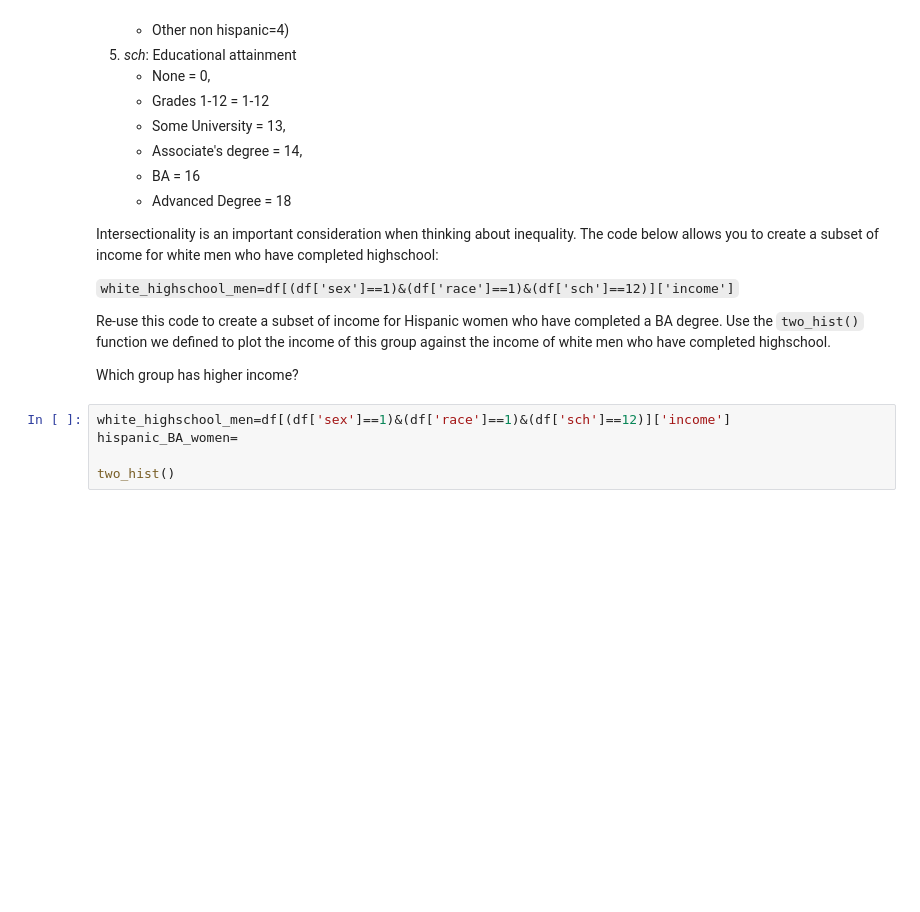
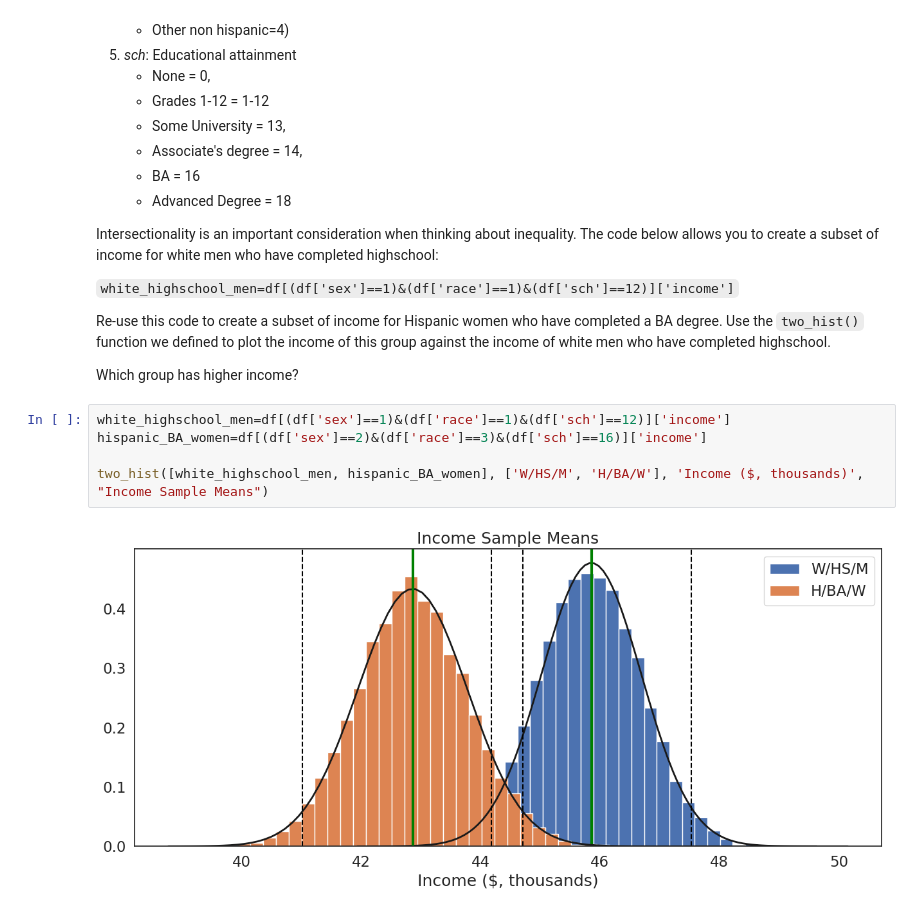
Before and after one commit to kwanyudyson/QM2, a Jupyter notebook: notebooks/W05. Distributions and Basic Statistics.ipynb, the cells around one changed output. Cells and saved outputs as stored; diff of their text form; blank space fills up the shorter version.

```diff
--- a/notebooks/W05. Distributions and Basic Statistics.ipynb
+++ b/notebooks/W05. Distributions and Basic Statistics.ipynb
@@ -527,6 +527,8 @@ Re-use this code to create a subset of income for Hispanic women who have comple
 Which group has higher income?
 # %%
 white_highschool_men=df[(df['sex']==1)&(df['race']==1)&(df['sch']==12)]['income']
-hispanic_BA_women=
+hispanic_BA_women=df[(df['sex']==2)&(df['race']==3)&(df['sch']==16)]['income']
 
-two_hist()
+two_hist([white_highschool_men, hispanic_BA_women], ['W/HS/M', 'H/BA/W'], 'Income ($, thousands)', "Income Sample Means")
+# %% [output]
+[figure, added]
```
Also changed, not shown: parts of 11 cells of this notebook.
